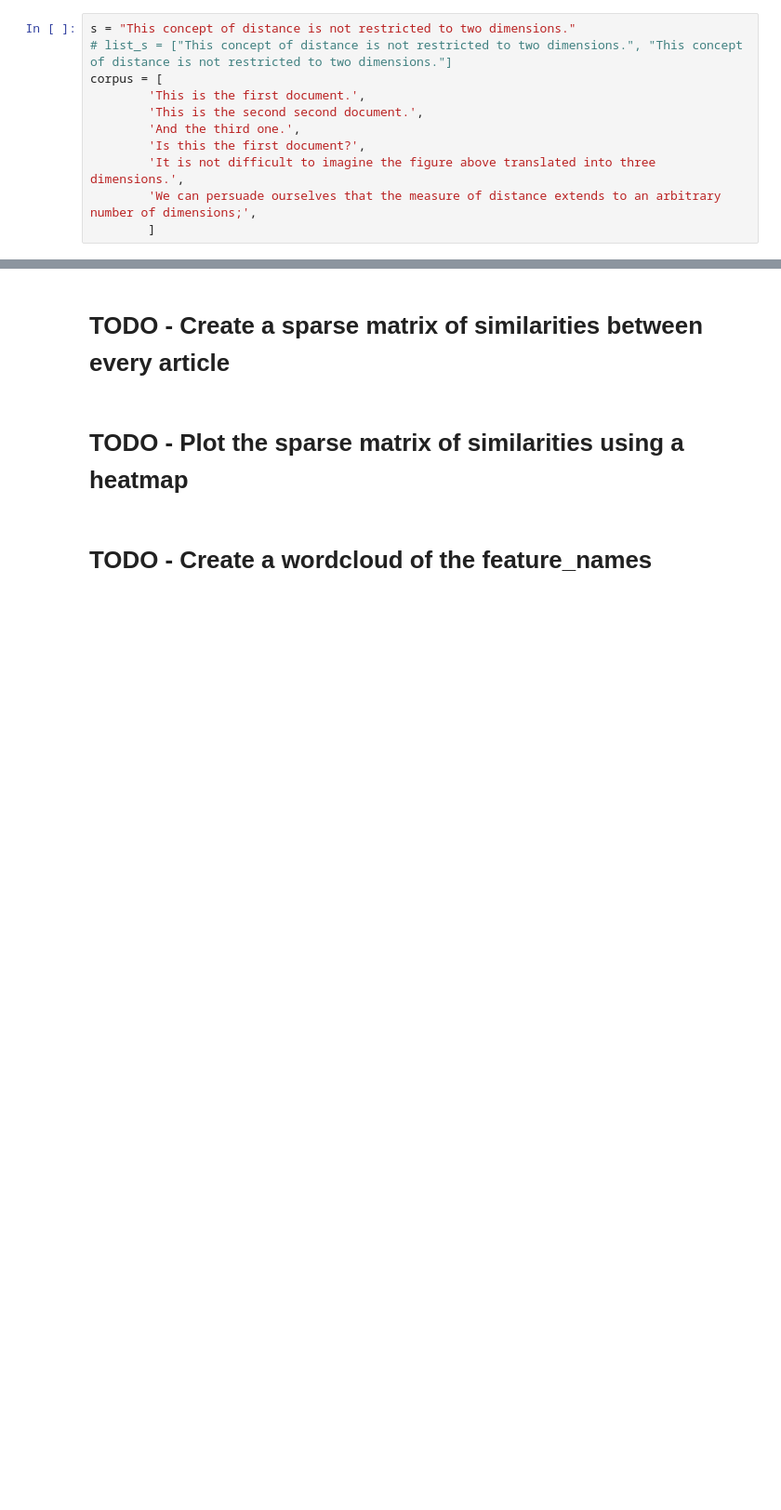
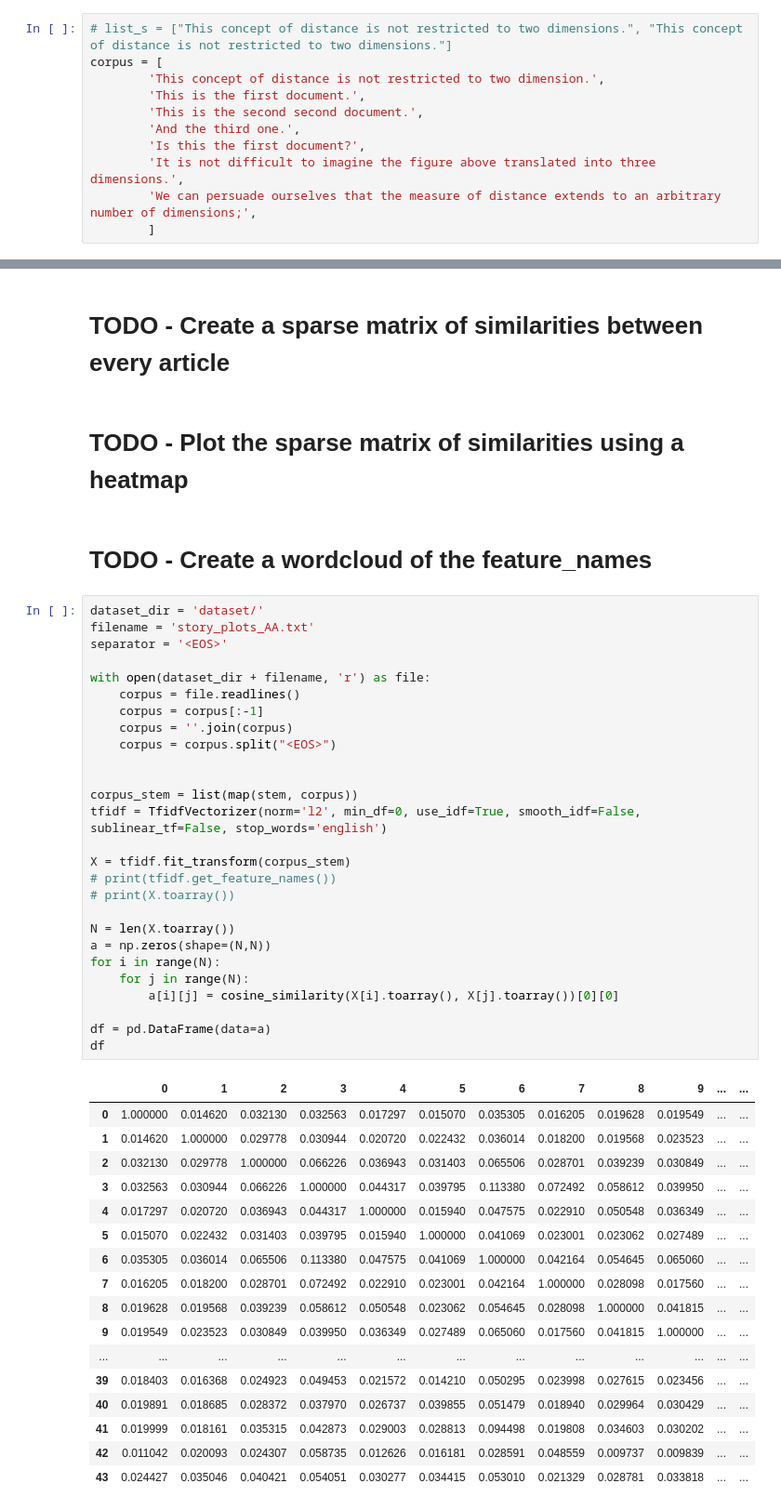
Before and after one commit to bjuncklaus/Machlab, a Jupyter notebook: plot_similarity/main.ipynb, the cells around one changed output, grey strips where cells are left out. Shown: that part at 93% size. Cells and saved outputs as stored; diff of their text form; blank space fills up the shorter version.

Commit message:
Working with the data.

```diff
--- a/plot_similarity/main.ipynb
+++ b/plot_similarity/main.ipynb
@@ -6,9 +6,9 @@ from sklearn.metrics.pairwise import cosine_similarity
 from nltk.stem.porter import PorterStemmer
 import numpy as np
 # %%
-s = "This concept of distance is not restricted to two dimensions."
 # list_s = ["This concept of distance is not restricted to two dimensions.", "This concept of distance is not restricted to two dimensions."]
 corpus = [
+        'This concept of distance is not restricted to two dimension.',
         'This is the first document.',
         'This is the second second document.',
         'And the third one.',
@@ -75,3 +76,48 @@ cosine similarity 0 -> 6:  [[ 0.07850767]]
 # TODO - Plot the sparse matrix of similarities using a heatmap
 # %% [markdown]
 # TODO - Create a wordcloud of the feature_names
+# %%
+dataset_dir = 'dataset/'
+filename = 'story_plots_AA.txt'
+separator = '<EOS>'
+
+with open(dataset_dir + filename, 'r') as file:
+    corpus = file.readlines()
+    corpus = corpus[:-1]
+    corpus = ''.join(corpus)
+    corpus = corpus.split("<EOS>")
+
+
+corpus_stem = list(map(stem, corpus))
+tfidf = TfidfVectorizer(norm='l2', min_df=0, use_idf=True, smooth_idf=False, sublinear_tf=False, stop_words='english')
+
+X = tfidf.fit_transform(corpus_stem)
+# print(tfidf.get_feature_names())
+# print(X.toarray())
+
+N = len(X.toarray())
+a = np.zeros(shape=(N,N))
+for i in range(N):
+    for j in range(N):
+        a[i][j] = cosine_similarity(X[i].toarray(), X[j].toarray())[0][0]
+
+df = pd.DataFrame(data=a)
+df
+# %% [output]
+|  | 0 | 1 | 2 | 3 | 4 | 5 | 6 | 7 | 8 | 9 | ... | ... |
+| 0 | 1.000000 | 0.014620 | 0.032130 | 0.032563 | 0.017297 | 0.015070 | 0.035305 | 0.016205 | 0.019628 | 0.019549 | ... | ... |
+| 1 | 0.014620 | 1.000000 | 0.029778 | 0.030944 | 0.020720 | 0.022432 | 0.036014 | 0.018200 | 0.019568 | 0.023523 | ... | ... |
+| 2 | 0.032130 | 0.029778 | 1.000000 | 0.066226 | 0.036943 | 0.031403 | 0.065506 | 0.028701 | 0.039239 | 0.030849 | ... | ... |
+| 3 | 0.032563 | 0.030944 | 0.066226 | 1.000000 | 0.044317 | 0.039795 | 0.113380 | 0.072492 | 0.058612 | 0.039950 | ... | ... |
+| 4 | 0.017297 | 0.020720 | 0.036943 | 0.044317 | 1.000000 | 0.015940 | 0.047575 | 0.022910 | 0.050548 | 0.036349 | ... | ... |
+| 5 | 0.015070 | 0.022432 | 0.031403 | 0.039795 | 0.015940 | 1.000000 | 0.041069 | 0.023001 | 0.023062 | 0.027489 | ... | ... |
+| 6 | 0.035305 | 0.036014 | 0.065506 | 0.113380 | 0.047575 | 0.041069 | 1.000000 | 0.042164 | 0.054645 | 0.065060 | ... | ... |
+| 7 | 0.016205 | 0.018200 | 0.028701 | 0.072492 | 0.022910 | 0.023001 | 0.042164 | 1.000000 | 0.028098 | 0.017560 | ... | ... |
+| 8 | 0.019628 | 0.019568 | 0.039239 | 0.058612 | 0.050548 | 0.023062 | 0.054645 | 0.028098 | 1.000000 | 0.041815 | ... | ... |
+| 9 | 0.019549 | 0.023523 | 0.030849 | 0.039950 | 0.036349 | 0.027489 | 0.065060 | 0.017560 | 0.041815 | 1.000000 | ... | ... |
+| ... | ... | ... | ... | ... | ... | ... | ... | ... | ... | ... | ... | ... |
+| 39 | 0.018403 | 0.016368 | 0.024923 | 0.049453 | 0.021572 | 0.014210 | 0.050295 | 0.023998 | 0.027615 | 0.023456 | ... | ... |
+| 40 | 0.019891 | 0.018685 | 0.028372 | 0.037970 | 0.026737 | 0.039855 | 0.051479 | 0.018940 | 0.029964 | 0.030429 | ... | ... |
+| 41 | 0.019999 | 0.018161 | 0.035315 | 0.042873 | 0.029003 | 0.028813 | 0.094498 | 0.019808 | 0.034603 | 0.030202 | ... | ... |
+| 42 | 0.011042 | 0.020093 | 0.024307 | 0.058735 | 0.012626 | 0.016181 | 0.028591 | 0.048559 | 0.009737 | 0.009839 | ... | ... |
+| 43 | 0.024427 | 0.035046 | 0.040421 | 0.054051 | 0.030277 | 0.034415 | 0.053010 | 0.021329 | 0.028781 | 0.033818 | ... | ... |
```
Also changed, not shown: parts of 4 cells of this notebook.
